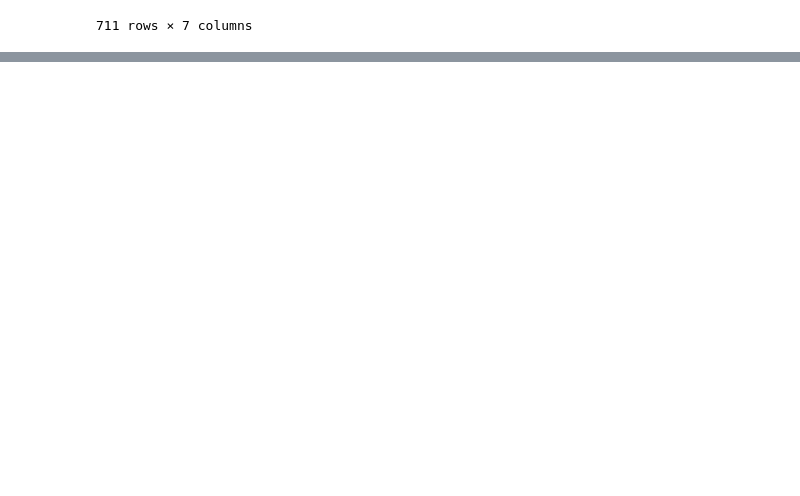
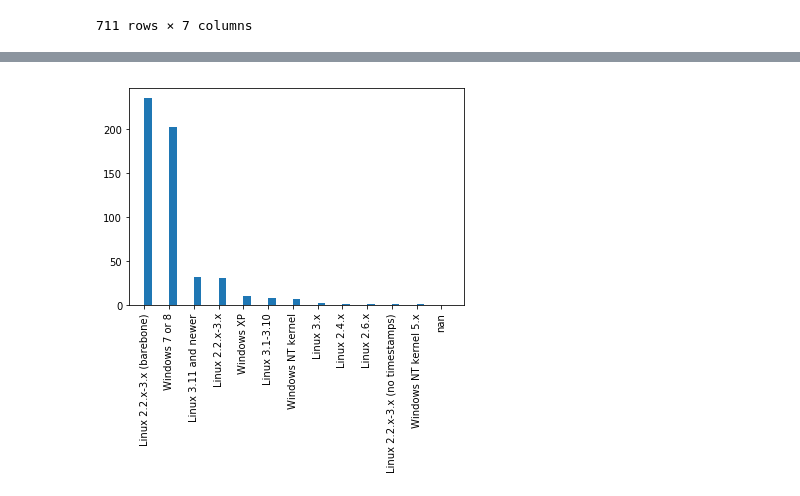
Before and after one commit to jsc7899/NetSec-Final-Project, a Jupyter notebook: python/data_exploration.ipynb, the cells around one changed output, grey strips where cells are left out. Saved outputs shown, nothing was run; the diff lists cells and outputs as text; code cells hidden in the pictures; blank space fills up the shorter version.

```diff
--- a/python/data_exploration.ipynb
+++ b/python/data_exploration.ipynb
@@ -186,3 +184,9 @@ meta_df
 | 709 | {'$oid': '5de977ea1f473691bdead588'} | p0f | 163.172.224.211 | Ethernet or modem | Linux 3.1-3.10 | {'$date': '2019-12-05T21:34:31.93... | NaN |
 | 710 | {'$oid': '5de9783c1f473691bdead5b0'} | p0f | 191.6.82.206 | NaN | Linux 2.2.x-3.x (barebone) | {'$date': '2019-12-05T21:35:55.71... | NaN |
 711 rows × 7 columns
+# %%
+os_set = set(meta_df['os'].unique())
+os_dict = {}
+for os in os_set:
+    os_dict[os] = len(meta_df[meta_df['os'] == os])
+os_dict
@@ -188,0 +207,6 @@ meta_df
+# %%
+os_df = pd.DataFrame.from_dict({'os': list(os_dict.keys()), 'Count': [os_dict[i] for i in os_dict.keys()]})
+os_df = os_df.sort_values(by=['Count'], ascending=False)
+os_df = os_df.reset_index(drop=True)
+
+build_graph(np.arange(len(os_dict.keys())), os_df['Count'].iloc[:20], os_df['os'].iloc[:20])
@@ -188,0 +215,6 @@ meta_df
+# %%
+plt.bar(np.arange(len(os_dict.keys())), os_df['Count'].iloc[:20], align='edge', width=0.3)
+plt.xticks(np.arange(len(os_dict.keys())), os_df['os'].iloc[:20], rotation='vertical')
+plt.show()
+# %% [output]
+[figure, added]
```
Also changed, not shown: parts of 3 cells of this notebook.
